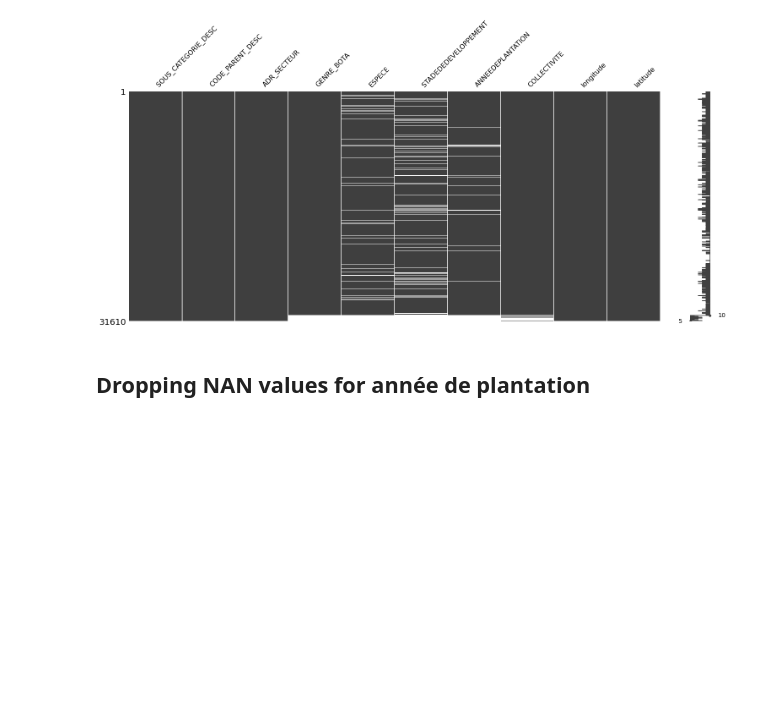
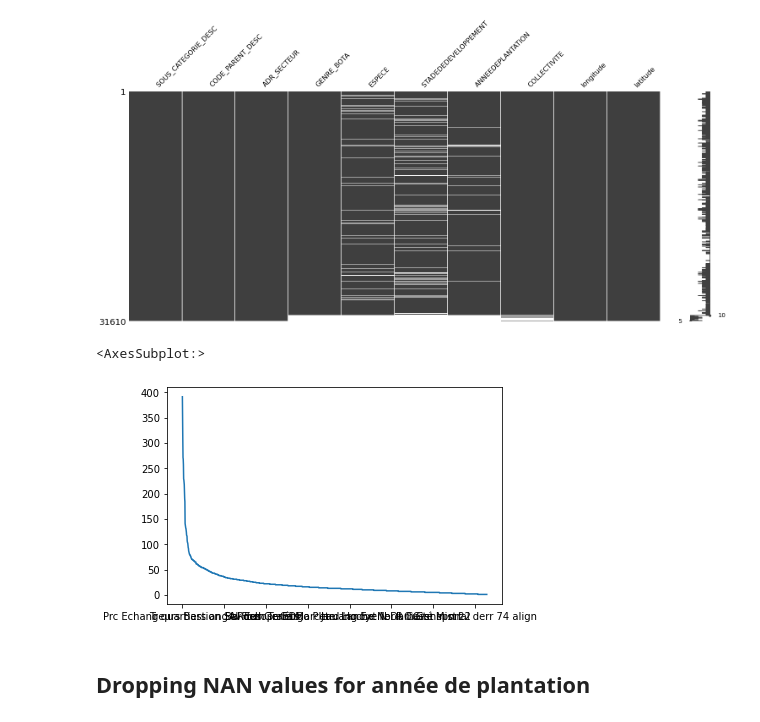
Before and after one commit to RaphaelBouvet/ML_1, a Jupyter notebook: notebooks/Import_Clean.ipynb, the cells around one changed output. Drawn from its saved outputs; the diff is of its cells as text; code cells hidden in the pictures; blank space fills up the shorter version.

```diff
--- a/notebooks/Import_Clean.ipynb
+++ b/notebooks/Import_Clean.ipynb
@@ -253,6 +253,11 @@ msno.matrix(df_tree);
 msno.matrix(df_tree.sort_values(by='GENRE_BOTA'));
 # %% [output]
 [figure]
+# %%
+df_tree['CODE_PARENT_DESC'].value_counts().plot()
+# %% [output]
+<AxesSubplot:>
+[figure, added]
 # %% [markdown]
 ## Dropping NAN values for année de plantation
 # %%
```
Also changed, not shown: 1 other file.
